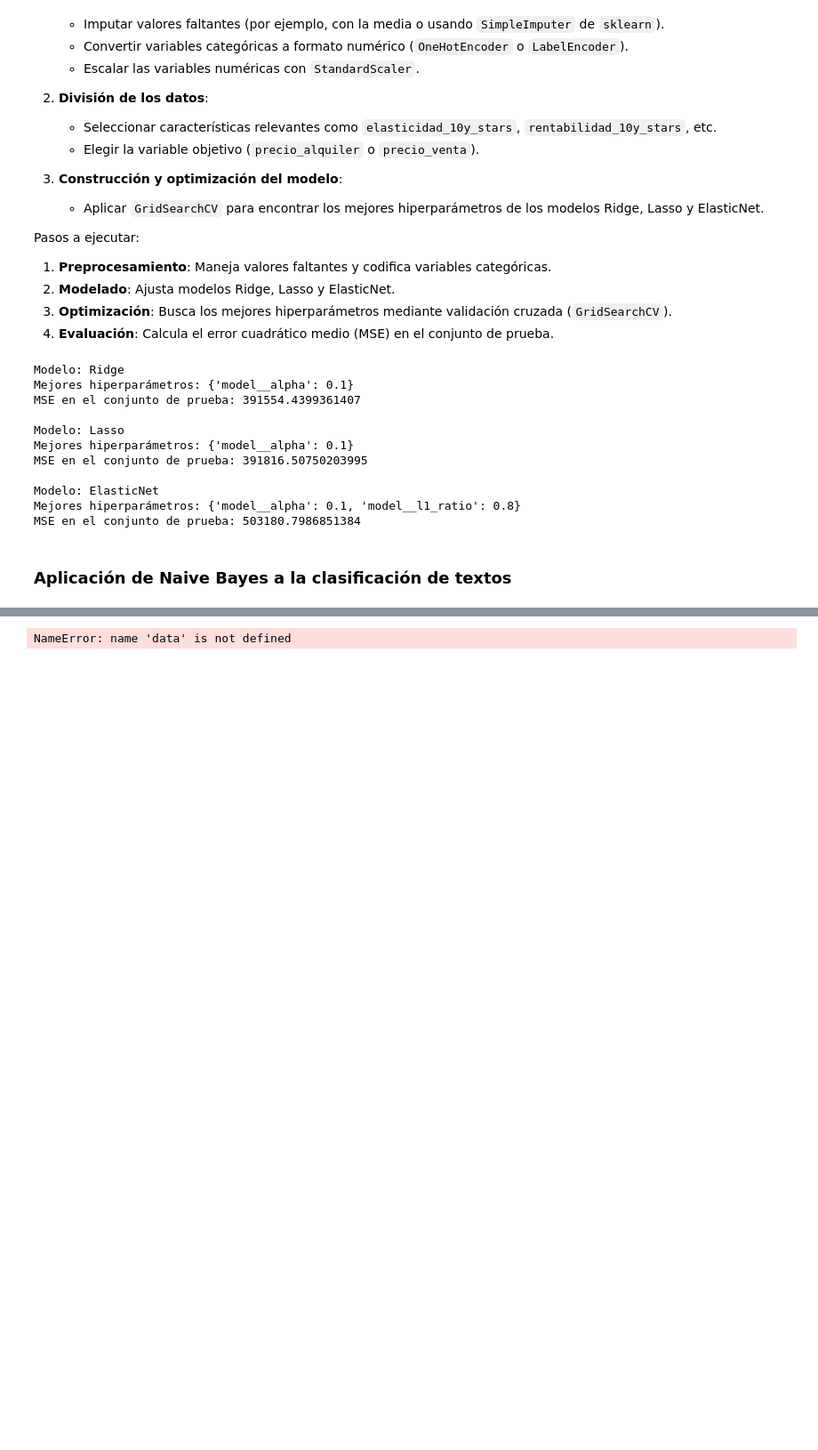
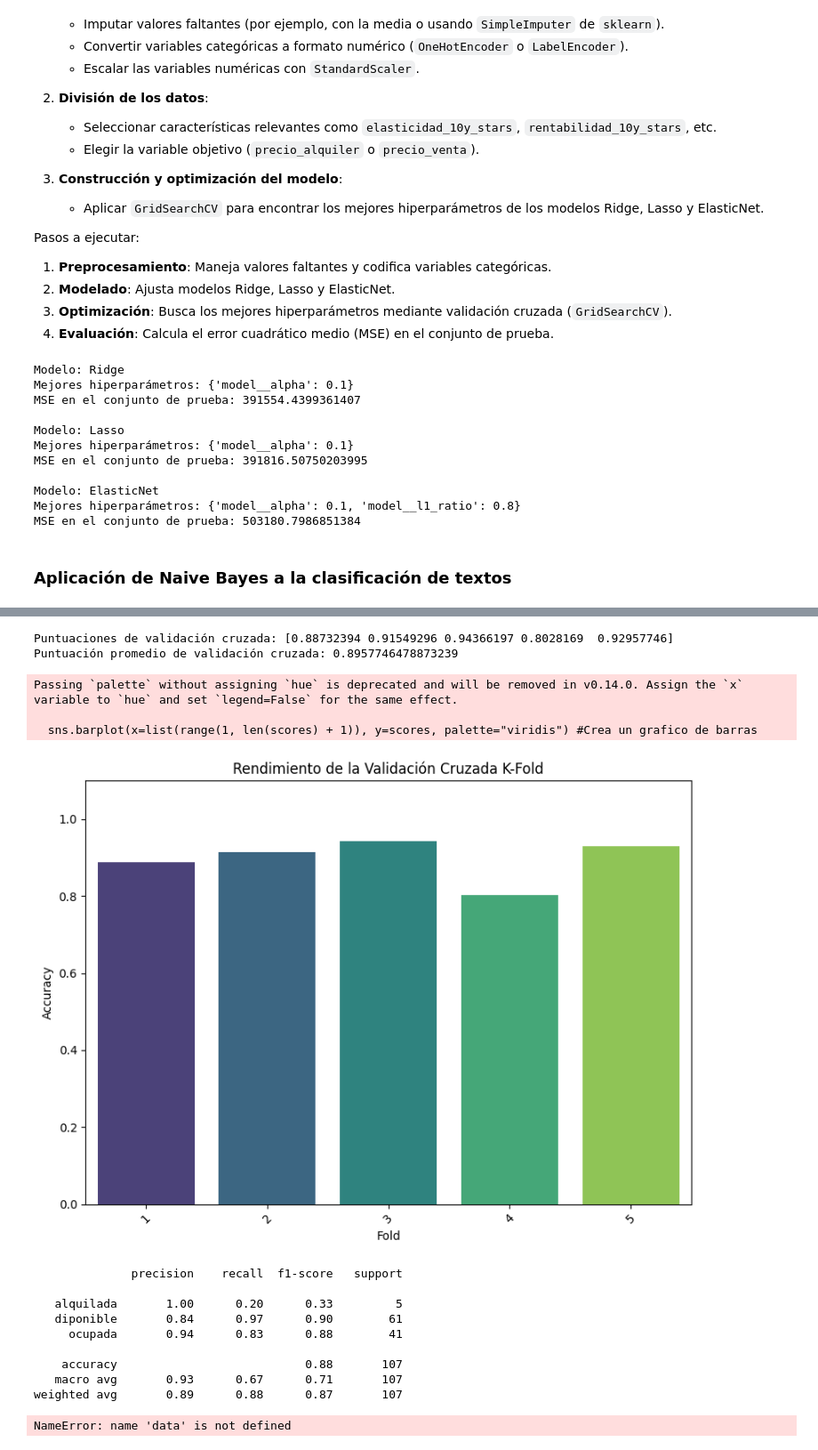
Before and after one commit to germanztz/data-science-uoc-realadvisor, a Jupyter notebook: realadvisor_03_model.ipynb, the cells around one changed output, grey strips where cells are left out. Shown: that part at 89% size. Saved outputs shown, nothing was run; the diff lists cells and outputs as text; code cells hidden in the pictures; blank space fills up the shorter version.

```diff
--- a/realadvisor_03_model.ipynb
+++ b/realadvisor_03_model.ipynb
@@ -1065,0 +1311,62 @@ Predicciones: ['diponible' 'diponible' 'diponible']
+# %%
+from sklearn.feature_extraction.text import CountVectorizer
+from sklearn.feature_extraction.text import TfidfTransformer
+from sklearn.ensemble import RandomForestClassifier
+from sklearn.model_selection import train_test_split, cross_val_score, KFold
+from sklearn.pipeline import Pipeline
+from sklearn.metrics import classification_report
+import pandas as pd
+import numpy as np
+import matplotlib.pyplot as plt
+import seaborn as sns #Importamos seaborn para la visualizacion
+
+# Función de preprocesamiento de texto (ejemplo simple)
+import re
+import nltk
+from nltk.corpus import stopwords
+from nltk.stem import PorterStemmer
+
+nltk.download('stopwords')
+
+stop_words = set(stopwords.words('spanish'))
+stemmer = PorterStemmer()
+
+def process_text(text):
+    text = re.sub(r'[^a-zA-Z\s]', '', str(text))
+    text = text.lower()
+    words = text.split()
+    words = [stemmer.stem(word) for word in words if word not in stop_words]
+    return " ".join(words)
+
+
+X = ideal["description"]
+y = ideal['disponibilidad']
+
+pipeline = Pipeline([
+    ('bow', CountVectorizer(analyzer=process_text)),
+    ('tfidf', TfidfTransformer()),
+    ('classifier', RandomForestClassifier())
+])
+
+kf = KFold(n_splits=5, shuffle=True, random_state=42)
+scores = cross_val_score(pipeline, X, y, cv=kf, scoring='accuracy')
+print(f'Puntuaciones de validación cruzada: {scores}')
+print(f'Puntuación promedio de validación cruzada: {np.mean(scores)}')
+
+# Creación del gráfico
+plt.figure(figsize=(8, 6)) #Tamaño de la figura
+sns.barplot(x=list(range(1, len(scores) + 1)), y=scores, palette="viridis") #Crea un grafico de barras
+plt.xlabel('Fold') #Nombre del eje x
+plt.ylabel('Accuracy')  #Nombre del eje y
+plt.title('Rendimiento de la Validación Cruzada K-Fold') #Titulo del gráfico
+plt.ylim(0, 1.1) #Limites del eje y
+plt.xticks(rotation=45) #Rotación de los ticks del eje x para que se vean bien
+plt.tight_layout()
+plt.show()
+
+X_train, X_test, y_train, y_test = train_test_split(X, y, test_size=0.3, random_state=42)
+
+pipeline.fit(X_train, y_train)
+prediction = pipeline.predict(X_test)
+print(classification_report(y_test, prediction))
+# %% [output]
@@ -1066,3 +1376,18 @@ Predicciones: ['diponible' 'diponible' 'diponible']
+Puntuaciones de validación cruzada: [0.88732394 0.91549296 0.94366197 0.8028169  0.92957746]
+Puntuación promedio de validación cruzada: 0.8957746478873239
+Passing `palette` without assigning `hue` is deprecated and will be removed in v0.14.0. Assign the `x` variable to `hue` and set `legend=False` for the same effect.
+
+  sns.barplot(x=list(range(1, len(scores) + 1)), y=scores, palette="viridis") #Crea un grafico de barras
+[figure, added]
+              precision    recall  f1-score   support
+
+   alquilada       1.00      0.20      0.33         5
+   diponible       0.84      0.97      0.90        61
+     ocupada       0.94      0.83      0.88        41
+
+    accuracy                           0.88       107
+   macro avg       0.93      0.67      0.71       107
+weighted avg       0.89      0.88      0.87       107
 # %%
 # Dividir el conjunto de datos basado en la fecha: los datos de entrenamiento serán de antes del 1/1/2004, y los datos de prueba de 2004 a 2006
 split = pd.to_datetime(pd.Series(data['Date'])) < pd.to_datetime('2004-01-01')
```
Also changed, not shown: parts of 11 cells of this notebook, 7 other files.
